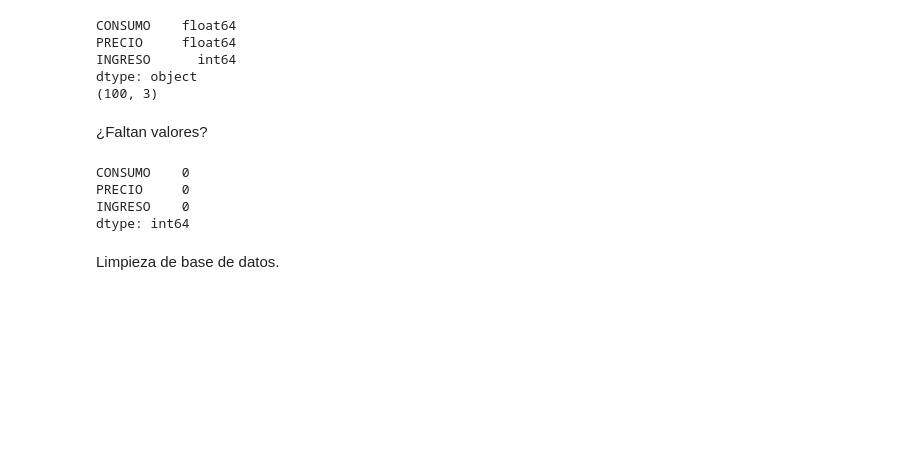
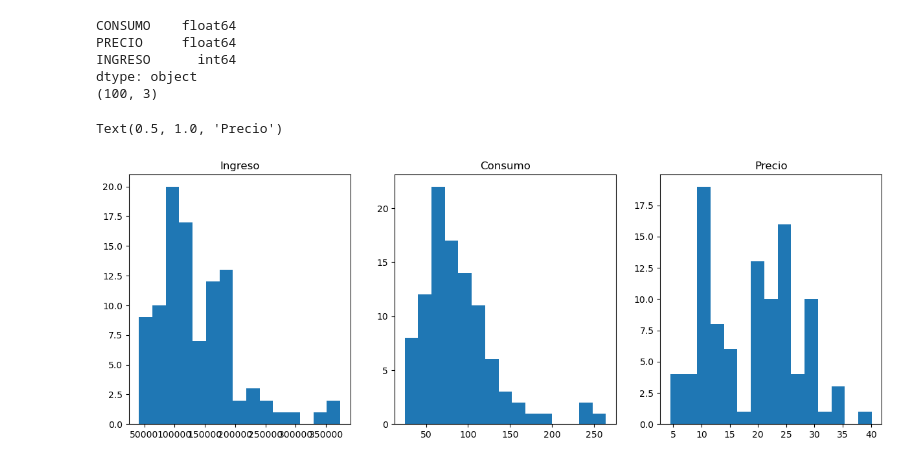
Before and after one commit to kikin3112/projets, a Jupyter notebook: analisis_bivariado_regresion.ipynb, the cells around one changed output. Cells and saved outputs as stored; diff of their text form; code cells hidden in the pictures; blank space fills up the shorter version.

```diff
--- a/analisis_bivariado_regresion.ipynb
+++ b/analisis_bivariado_regresion.ipynb
@@ -34,14 +34,3 @@ PRECIO     float64
 INGRESO      int64
 dtype: object
 (100, 3)
-# %% [markdown]
-¿Faltan valores?
-# %%
-pd.isnull(db).sum()
-# %% [output]
-CONSUMO    0
-PRECIO     0
-INGRESO    0
-dtype: int64
-# %% [markdown]
-Limpieza de base de datos.
@@ -57,0 +37,25 @@ sns.boxplot(x = cantidad, y = edad)
+# %%
+ingreso = db['INGRESO']
+consumo = db['CONSUMO']
+precio = db['PRECIO']
+
+#plotear histogramas de variables juntos
+plt.figure(figsize= (15, 5))
+
+#automovil
+plt.subplot(1,3,1)
+plt.hist(x = ingreso, bins=15)
+plt.title('Ingreso')
+
+#moto
+plt.subplot(1,3,2)
+plt.hist(x = consumo, bins=15)
+plt.title('Consumo')
+
+#peaton
+plt.subplot(1,3,3)
+plt.hist(x = precio, bins=15)
+plt.title('Precio')
+# %% [output]
+Text(0.5, 1.0, 'Precio')
+[figure, added]
```
Also changed, not shown: parts of 9 cells of this notebook.
